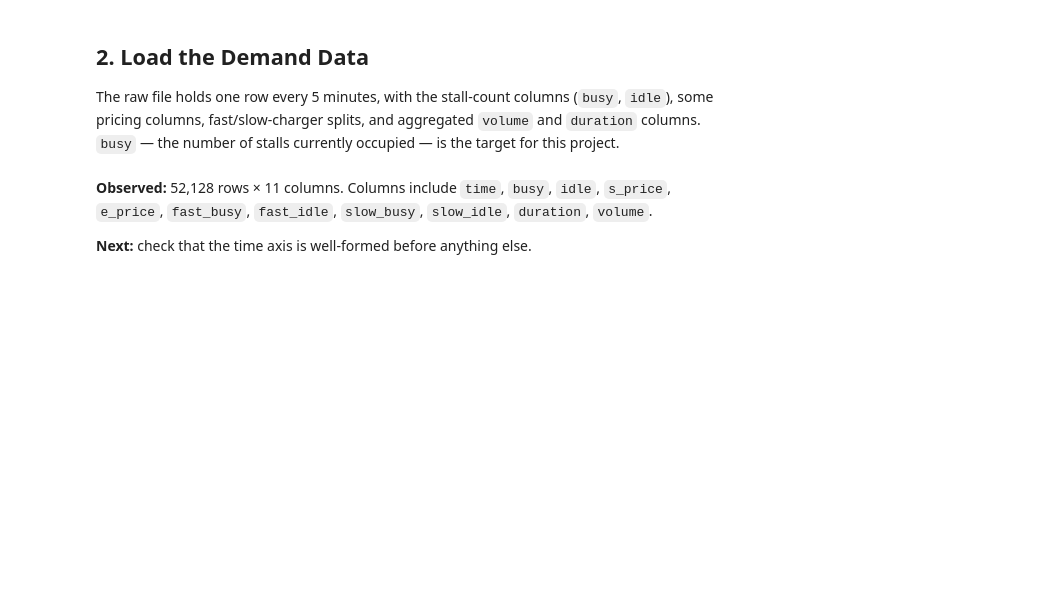
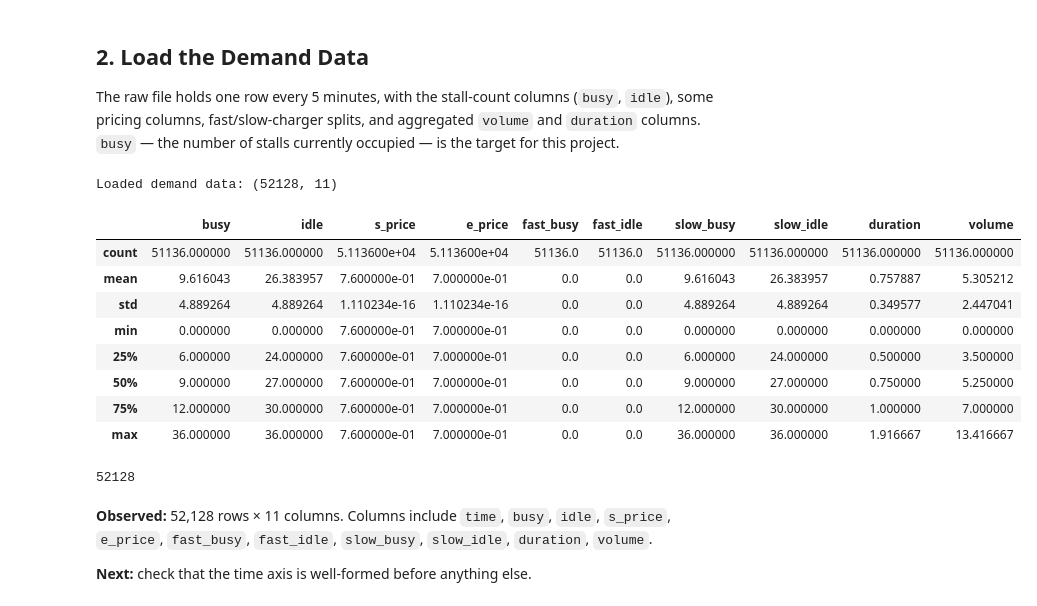
Before and after one commit to Aish-19/EV-charging-demand-forecasting, a Jupyter notebook: notebooks/01_EDA.ipynb, the cells around one changed output. Drawn from its saved outputs; the diff is of its cells as text; code cells hidden in the pictures; blank space fills up the shorter version.

```diff
--- a/notebooks/01_EDA.ipynb
+++ b/notebooks/01_EDA.ipynb
@@ -44,13 +50,28 @@ The raw file holds one row every 5 minutes, with the stall-count columns (`busy`
 some pricing columns, fast/slow-charger splits, and aggregated `volume` and `duration` columns.
 `busy` — the number of stalls currently occupied — is the target for this project.
 # %%
-from google.colab import drive
-drive.mount('/content/drive')
+#from google.colab import drive
+#drive.mount('/content/drive')
 
-demand_path = '/content/drive/MyDrive/ResumeProjects/time_series_pytorch/data/ev_demand_history.csv'
+demand_path = '/Users/Aishwarya/Aish Projects/Time series Pytorch/data/ev_demand_history.csv'
 demand_df = pd.read_csv(demand_path)
 print(f"Loaded demand data: {demand_df.shape}")
-demand_df.head()
+demand_df.describe()
+# %% [output]
+Loaded demand data: (52128, 11)
+|  | busy | idle | s_price | e_price | fast_busy | fast_idle | slow_busy | slow_idle | duration | volume |
+| count | 51136.000000 | 51136.000000 | 5.113600e+04 | 5.113600e+04 | 51136.0 | 51136.0 | 51136.000000 | 51136.000000 | 51136.000000 | 51136.000000 |
+| mean | 9.616043 | 26.383957 | 7.600000e-01 | 7.000000e-01 | 0.0 | 0.0 | 9.616043 | 26.383957 | 0.757887 | 5.305212 |
+| std | 4.889264 | 4.889264 | 1.110234e-16 | 1.110234e-16 | 0.0 | 0.0 | 4.889264 | 4.889264 | 0.349577 | 2.447041 |
+| min | 0.000000 | 0.000000 | 7.600000e-01 | 7.000000e-01 | 0.0 | 0.0 | 0.000000 | 0.000000 | 0.000000 | 0.000000 |
+| 25% | 6.000000 | 24.000000 | 7.600000e-01 | 7.000000e-01 | 0.0 | 0.0 | 6.000000 | 24.000000 | 0.500000 | 3.500000 |
+| 50% | 9.000000 | 27.000000 | 7.600000e-01 | 7.000000e-01 | 0.0 | 0.0 | 9.000000 | 27.000000 | 0.750000 | 5.250000 |
+| 75% | 12.000000 | 30.000000 | 7.600000e-01 | 7.000000e-01 | 0.0 | 0.0 | 12.000000 | 30.000000 | 1.000000 | 7.000000 |
+| max | 36.000000 | 36.000000 | 7.600000e-01 | 7.000000e-01 | 0.0 | 0.0 | 36.000000 | 36.000000 | 1.916667 | 13.416667 |
+# %%
+len(demand_df)
+# %% [output]
+52128
 # %% [markdown]
 **Observed:** 52,128 rows × 11 columns. Columns include `time`, `busy`, `idle`, `s_price`, `e_price`,
 `fast_busy`, `fast_idle`, `slow_busy`, `slow_idle`, `duration`, `volume`.
```
Also changed, not shown: parts of 23 cells of this notebook.
